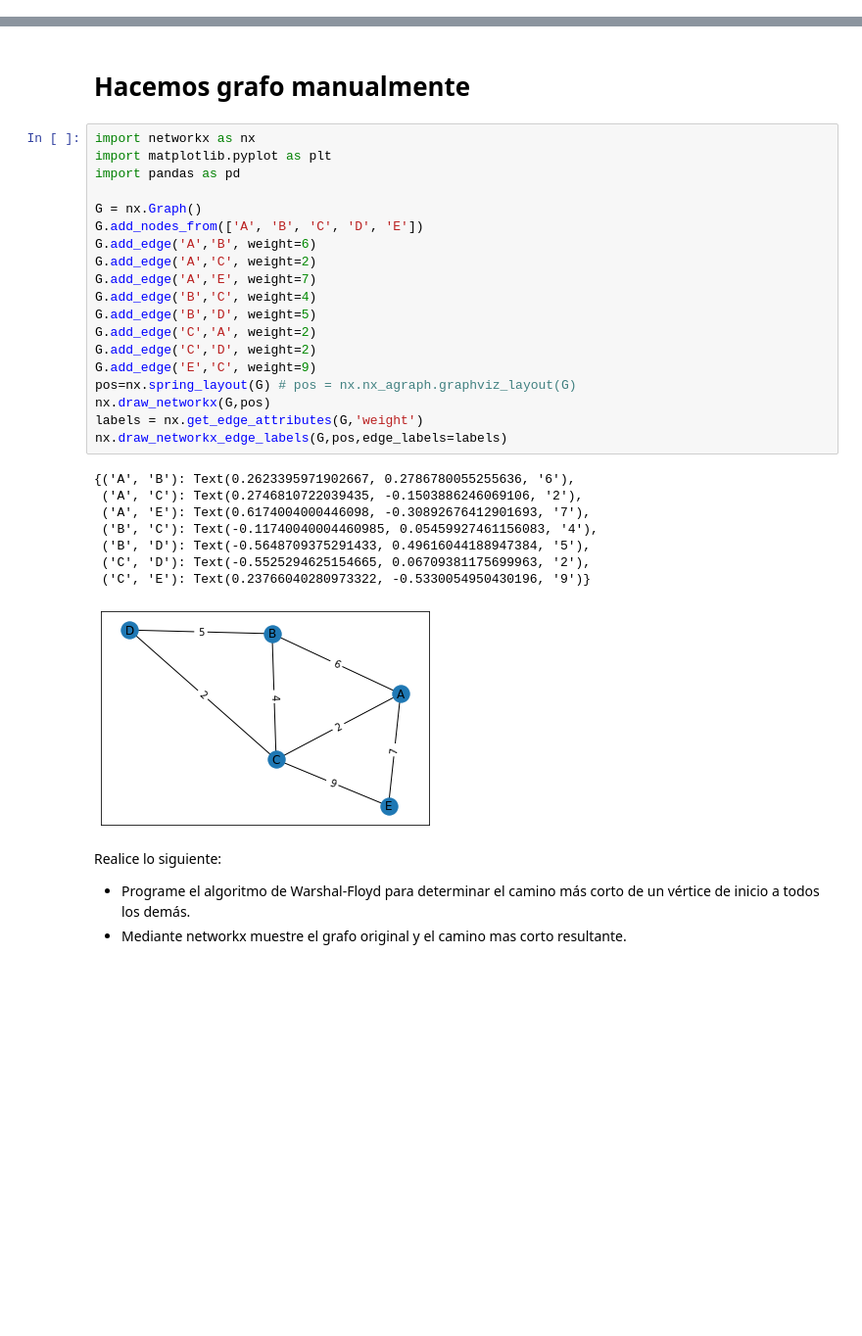
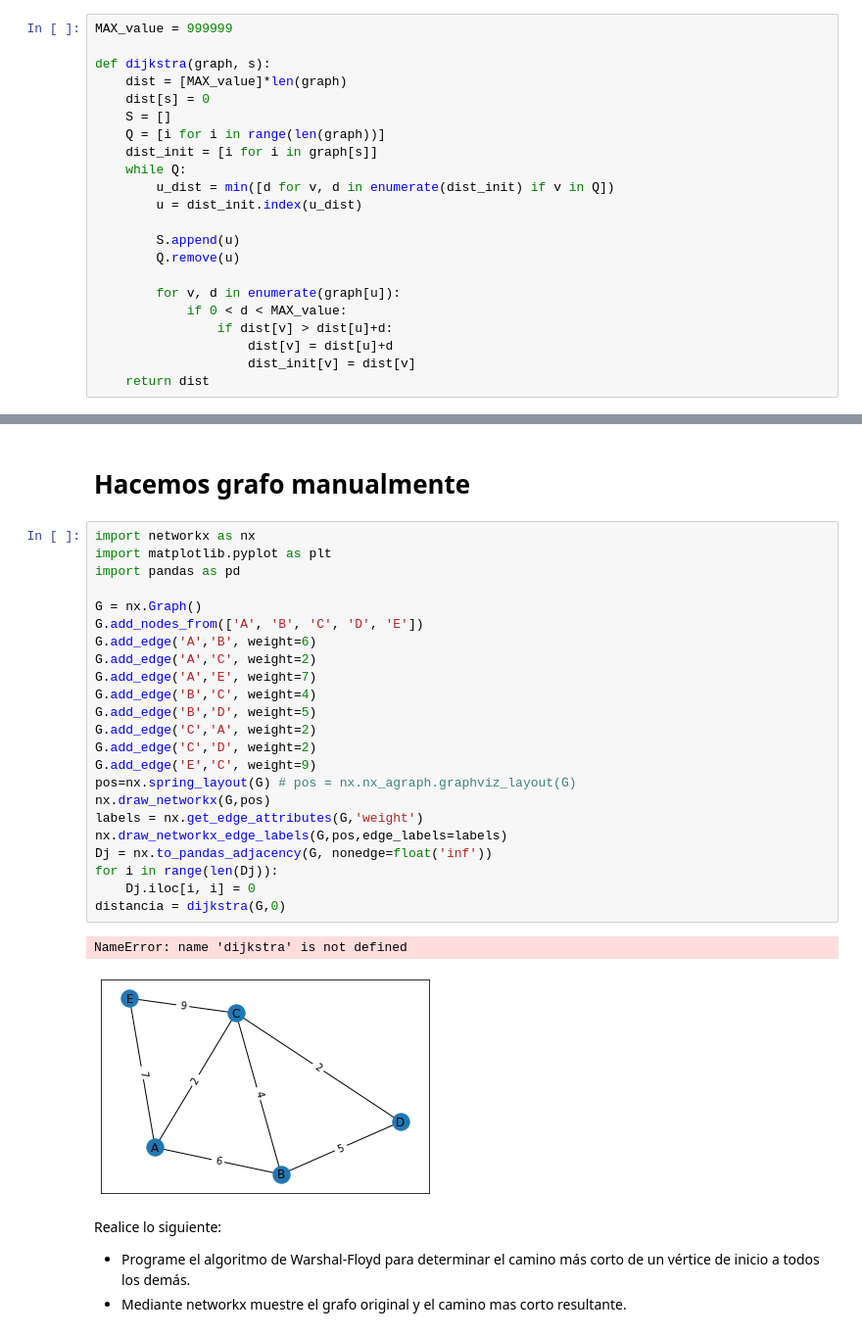
Before and after one commit to AndreaJCharlesSantos/Grafos, a Jupyter notebook: lenguajes-y-automatas-unidad-1-AndreaJCharlesSantos/ShortestPathAlgorithms.ipynb, the cells around one changed output, grey strips where cells are left out. Shown at 98% size. Saved outputs shown, nothing was run; the diff lists cells and outputs as text; blank space fills up the shorter version.

```diff
--- a/lenguajes-y-automatas-unidad-1-AndreaJCharlesSantos/ShortestPathAlgorithms.ipynb
+++ b/lenguajes-y-automatas-unidad-1-AndreaJCharlesSantos/ShortestPathAlgorithms.ipynb
@@ -35,3 +35,25 @@ nx.draw_networkx_edge_labels(G,pos,edge_labels=labels)
  ('C', 'D'): Text(-0.5618201500476212, 0.09892732292708137, '2'),
  ('C', 'E'): Text(0.21554902385820518, -0.5670949622227086, '9')}
 [figure]
+# %%
+MAX_value = 999999
+
+def dijkstra(graph, s):
+    dist = [MAX_value]*len(graph)
+    dist[s] = 0
+    S = []
+    Q = [i for i in range(len(graph))]
+    dist_init = [i for i in graph[s]]
+    while Q:
+        u_dist = min([d for v, d in enumerate(dist_init) if v in Q])
+        u = dist_init.index(u_dist)
+
+        S.append(u)
+        Q.remove(u)
+
+        for v, d in enumerate(graph[u]):
+            if 0 < d < MAX_value:
+                if dist[v] > dist[u]+d:
+                    dist[v] = dist[u]+d
+                    dist_init[v] = dist[v]
+    return dist
@@ -45,31 +69,29 @@ Realice lo siguiente:
 # %%
 import networkx as nx
 import matplotlib.pyplot as plt
 import pandas as pd
 
 G = nx.Graph()
 G.add_nodes_from(['A', 'B', 'C', 'D', 'E'])
 G.add_edge('A','B', weight=6)
 G.add_edge('A','C', weight=2)
 G.add_edge('A','E', weight=7)
 G.add_edge('B','C', weight=4)
 G.add_edge('B','D', weight=5)
 G.add_edge('C','A', weight=2)
 G.add_edge('C','D', weight=2)
 G.add_edge('E','C', weight=9)
 pos=nx.spring_layout(G) # pos = nx.nx_agraph.graphviz_layout(G)
 nx.draw_networkx(G,pos)
 labels = nx.get_edge_attributes(G,'weight')
 nx.draw_networkx_edge_labels(G,pos,edge_labels=labels)
+Dj = nx.to_pandas_adjacency(G, nonedge=float('inf'))
+for i in range(len(Dj)):
+    Dj.iloc[i, i] = 0
+distancia = dijkstra(G,0)
 # %% [output]
-{('A', 'B'): Text(0.2623395971902667, 0.2786780055255636, '6'),
- ('A', 'C'): Text(0.2746810722039435, -0.1503886246069106, '2'),
- ('A', 'E'): Text(0.6174004000446098, -0.30892676412901693, '7'),
- ('B', 'C'): Text(-0.11740040004460985, 0.05459927461156083, '4'),
- ('B', 'D'): Text(-0.5648709375291433, 0.49616044188947384, '5'),
- ('C', 'D'): Text(-0.5525294625154665, 0.06709381175699963, '2'),
- ('C', 'E'): Text(0.23766040280973322, -0.5330054950430196, '9')}
+NameError: name 'dijkstra' is not defined
-[figure, old version]
+[figure, new version]
 # %% [markdown]
 Realice lo siguiente:
 
```
Also changed, not shown: parts of 1 cell of this notebook, 3 other files.
